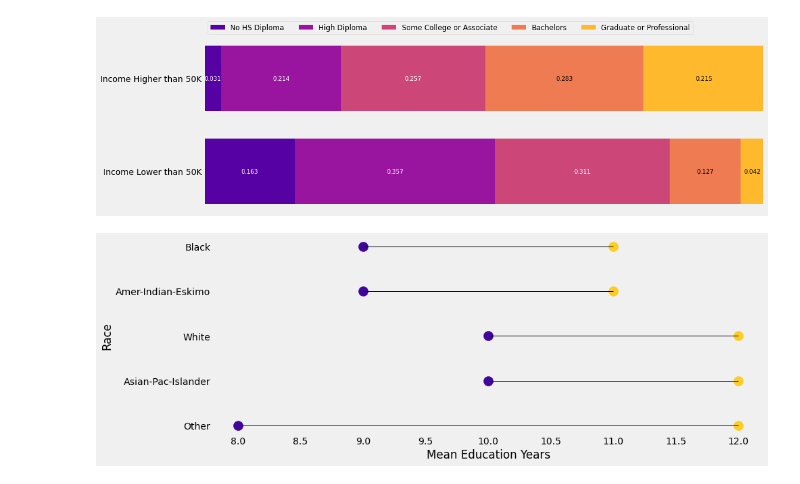
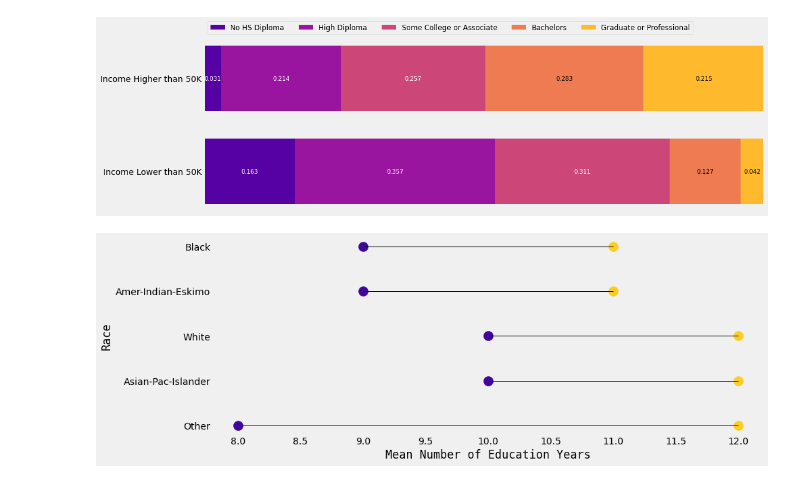
Before and after one commit to jonahwinninghoff/Springboard, a Jupyter notebook: Unit 20/Data Story.ipynb, the cells around one changed output. Drawn from its saved outputs; the diff is of its cells as text; code cells hidden in the pictures.

```diff
--- a/Unit 20/Data Story.ipynb
+++ b/Unit 20/Data Story.ipynb
@@ -149,29 +149,29 @@ ordered_lollipop = pd.concat([ordered_lollipop[(ordered_lollipop['Race'] == 'Oth
 # %%
 # Color Machine Maker
 cmap = cm.get_cmap('plasma')
 
 # The horizontal plot is made using the hline function
 plt.figure(figsize=(13,5))
 plt.hlines(y=range(1,len(forlollipop)+1), xmin=ordered_lollipop['Lower than 50K Income Average Education Years'],
            xmax=ordered_lollipop['High than 50K Income Average Education Years'],
            color='black',linewidth=1)
 plt.scatter(ordered_lollipop['Lower than 50K Income Average Education Years'],
             range(1,len(forlollipop)+1), color=cmap(0.1), alpha=1,s=200,
             label='Lower than 50K Income Average Education Years')
 plt.scatter(ordered_lollipop['High than 50K Income Average Education Years'],
             range(1,len(forlollipop)+1), color=cmap(0.9), alpha=1,s=200,
             label='High than 50K Income Average Education Years')
 
 # Add title and axis names
 plt.yticks(range(1,len(forlollipop)+1), ordered_lollipop['Race'])
-plt.xlabel('Mean Education Years')
-plt.ylabel('Race')
+plt.xlabel('Mean Number of Education Years',{'fontname':'Monospace'})
+plt.ylabel('Race',{'fontname':'Monospace'})
 plt.grid(False)
 
 # Show the graph
 plt.show()
 # %% [output]
-[figure, old version]
+[figure, new version]
 # %%
 # Build the data for Area Plot
 df['capital-profit'] = df['capital-gain']-df['capital-loss'] # Profit = Gain - Loss
```
Also changed, not shown: parts of 1 cell of this notebook.
